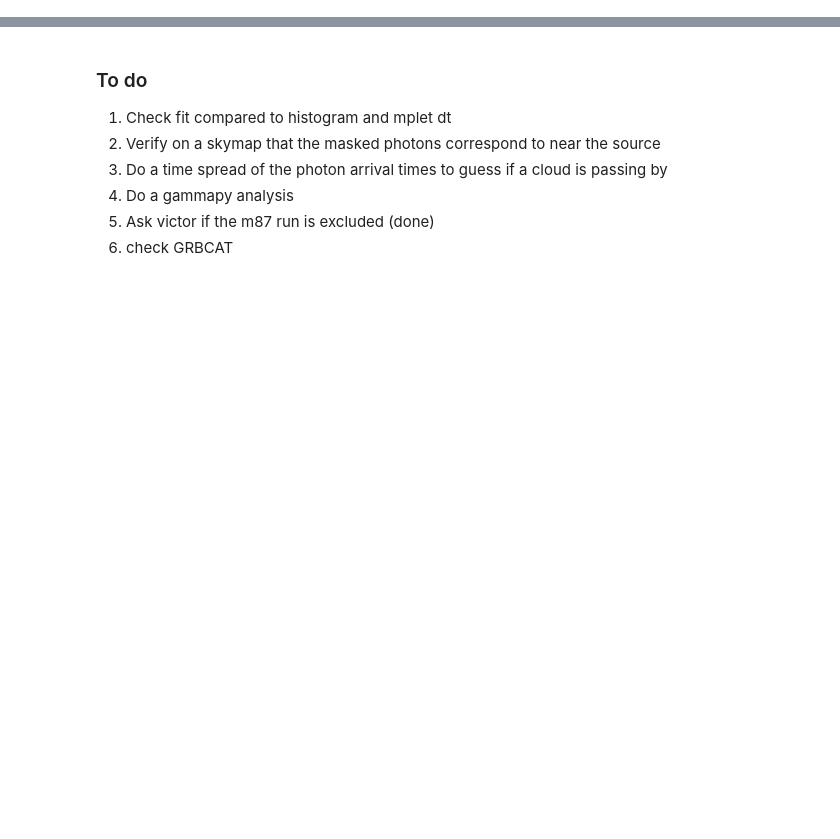
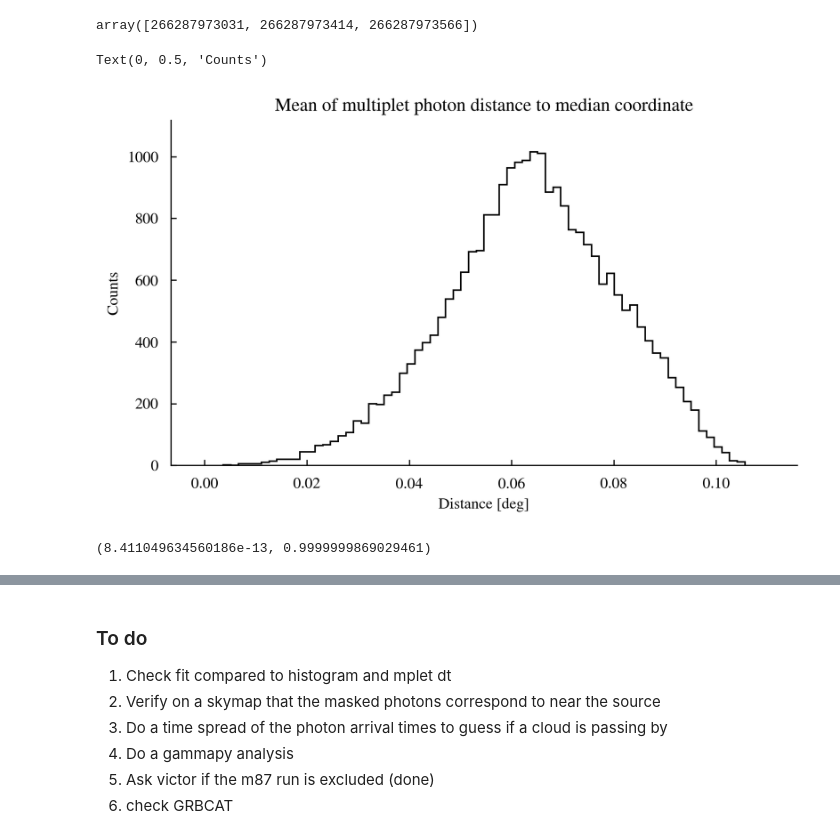
Before and after one commit to annanayjaitly/gamma_transients, a Jupyter notebook: testing/significance.ipynb, the cells around one changed output, grey strips where cells are left out. Saved outputs shown, nothing was run; the diff lists cells and outputs as text; code cells hidden in the pictures; blank space fills up the shorter version.

```diff
--- a/testing/significance.ipynb
+++ b/testing/significance.ipynb
@@ -8,5 +8,21 @@ from astropy import visualization as vis
 from gammapy.data import DataStore, Observation
 import scanner_interpretation as scani
 
-with open("pkl_jugs/reduced_with_bkg.pkl","rb") as f:
+with open("pkl_jugs/reduced_with_significance.pkl","rb") as f:
     reduced = dill.load(f)
+# %%
+reduced[0]["ID"]
+# %% [output]
+array([266287973031, 266287973414, 266287973566])
+# %%
+h = vis.hist(reduced["ANGULAR_MEASURE_DEG"],histtype="step",bins="freedman")
+plt.title("Mean of multiplet photon distance to median coordinate")
+plt.xlabel("Distance [deg]")
+plt.ylabel("Counts")
+# %% [output]
+Text(0, 0.5, 'Counts')
+[figure, added]
+# %%
+min(reduced["LAMBDA_RATIO_SIGNIFICANCE"]),max(reduced["LAMBDA_RATIO_SIGNIFICANCE"])
+# %% [output]
+(8.411049634560186e-13, 0.9999999869029461)
```
Also changed, not shown: parts of 7 cells of this notebook, 2 other files.
